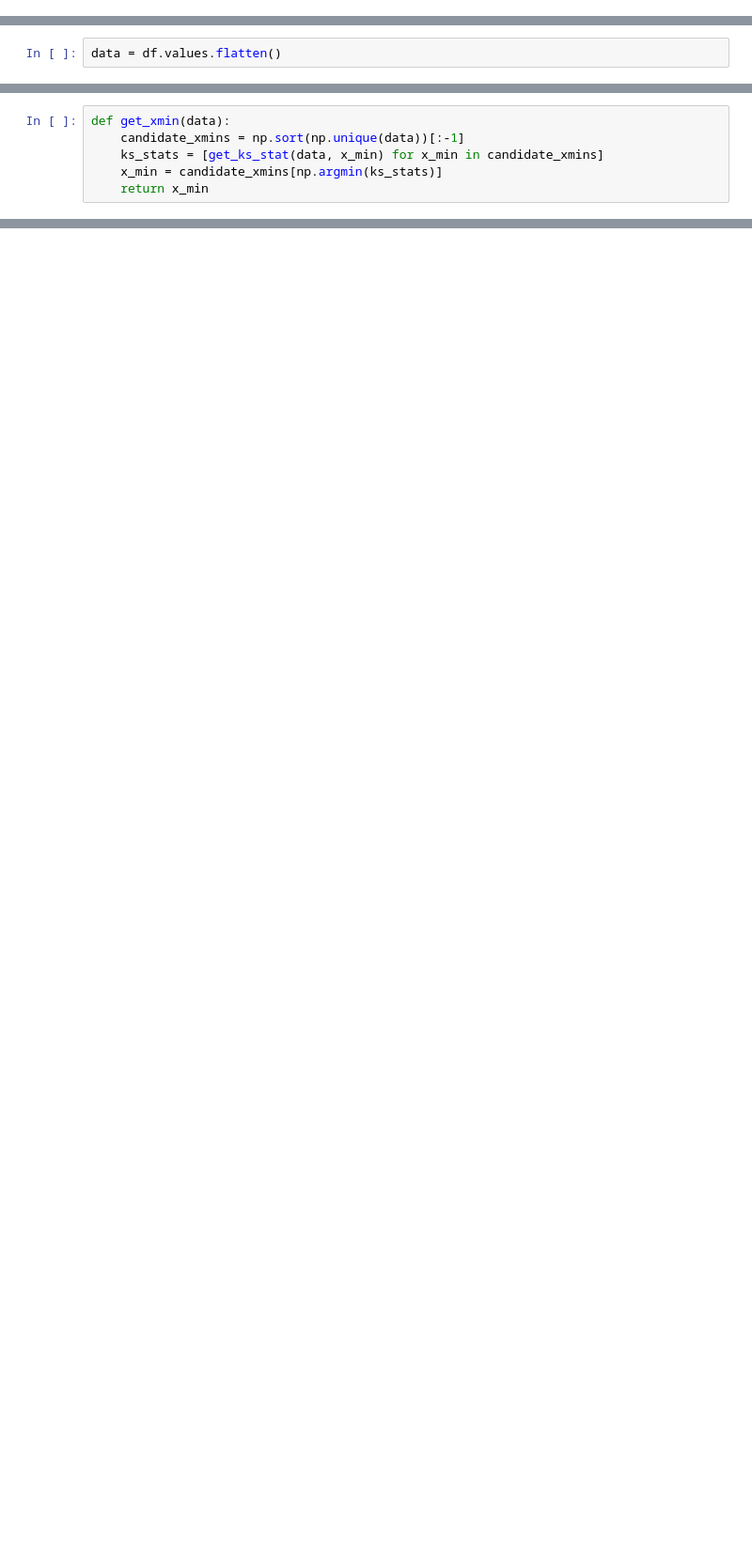
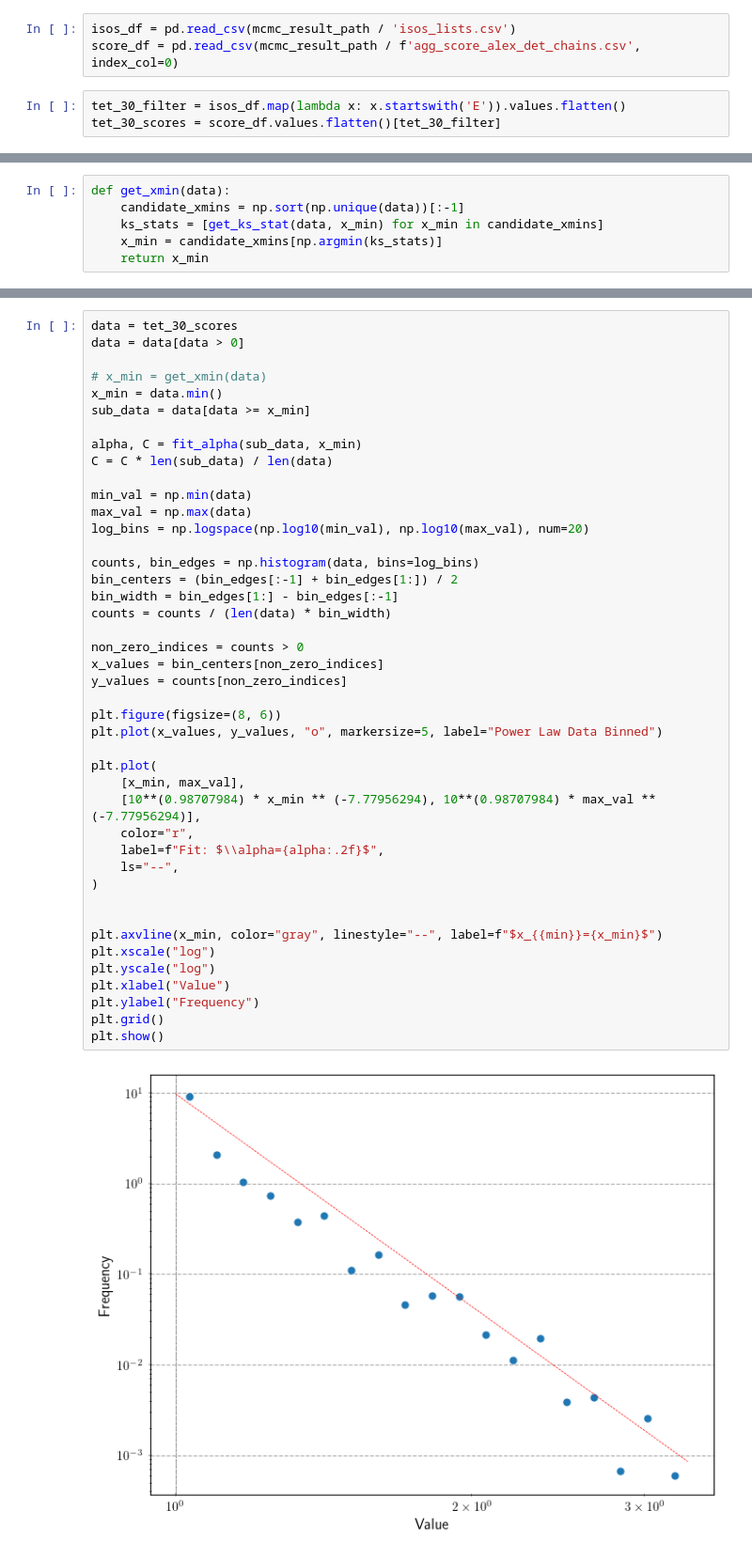
Before and after one commit to dbruwel/pachner-graph-triangulations, a Jupyter notebook: experiments/notebooks/02_analyse_mcmc_sim.ipynb, the cells around one changed output, grey strips where cells are left out. Shown at 94% size. Drawn from its saved outputs; the diff is of its cells as text; blank space fills up the shorter version.

```diff
--- a/experiments/notebooks/02_analyse_mcmc_sim.ipynb
+++ b/experiments/notebooks/02_analyse_mcmc_sim.ipynb
@@ -37,6 +37,12 @@ metrics = [
 #     mcmc_chain_scores[metric] = mcmc_chain_scores_df
 #     rhat = compute_rhat(mcmc_chain_scores_df)[0]
 #     print(f'{metric:20} | Rhat: {rhat:.3f}')
+# %%
+isos_df = pd.read_csv(mcmc_result_path / 'isos_lists.csv')
+score_df = pd.read_csv(mcmc_result_path / f'agg_score_alex_det_chains.csv', index_col=0)
+# %%
+tet_30_filter = isos_df.map(lambda x: x.startswith('E')).values.flatten()
+tet_30_scores = score_df.values.flatten()[tet_30_filter]
 # %%
 for metric in metrics:
     df = pd.read_csv(mcmc_result_path / f'{metric}_chains.csv', index_col=0)
@@ -48,8 +54,6 @@ agg_score_alex_deg   & 1.004 & 69,500 \\
 agg_score_alex_det   & 1.005 & 69,319 \\
 agg_score_edge_var   & 1.006 & 69,131 \\
 agg_score_num_gen    & 1.009 & 68,769 \\
-# %%
-data = df.values.flatten()
 # %%
 def fit_alpha(all_data, x_min):
     data = all_data[all_data >= x_min]
@@ -77,0 +86,45 @@ def get_xmin(data):
+# %%
+data = tet_30_scores
+data = data[data > 0]
+
+# x_min = get_xmin(data)
+x_min = data.min()
+sub_data = data[data >= x_min]
+
+alpha, C = fit_alpha(sub_data, x_min)
+C = C * len(sub_data) / len(data)
+
+min_val = np.min(data)
+max_val = np.max(data)
+log_bins = np.logspace(np.log10(min_val), np.log10(max_val), num=20)
+
+counts, bin_edges = np.histogram(data, bins=log_bins)
+bin_centers = (bin_edges[:-1] + bin_edges[1:]) / 2
+bin_width = bin_edges[1:] - bin_edges[:-1]
+counts = counts / (len(data) * bin_width)
+
+non_zero_indices = counts > 0
+x_values = bin_centers[non_zero_indices]
+y_values = counts[non_zero_indices]
+
+plt.figure(figsize=(8, 6))
+plt.plot(x_values, y_values, "o", markersize=5, label="Power Law Data Binned")
+
+plt.plot(
+    [x_min, max_val],
+    [10**(0.98707984) * x_min ** (-7.77956294), 10**(0.98707984) * max_val ** (-7.77956294)],
+    color="r",
+    label=f"Fit: $\\alpha={alpha:.2f}$",
+    ls="--",
+)
+
+
+plt.axvline(x_min, color="gray", linestyle="--", label=f"$x_{{min}}={x_min}$")
+plt.xscale("log")
+plt.yscale("log")
+plt.xlabel("Value")
+plt.ylabel("Frequency")
+plt.grid()
+plt.show()
+# %% [output]
+[figure, added]
```
Also changed, not shown: parts of 4 cells of this notebook, 5 other files.
